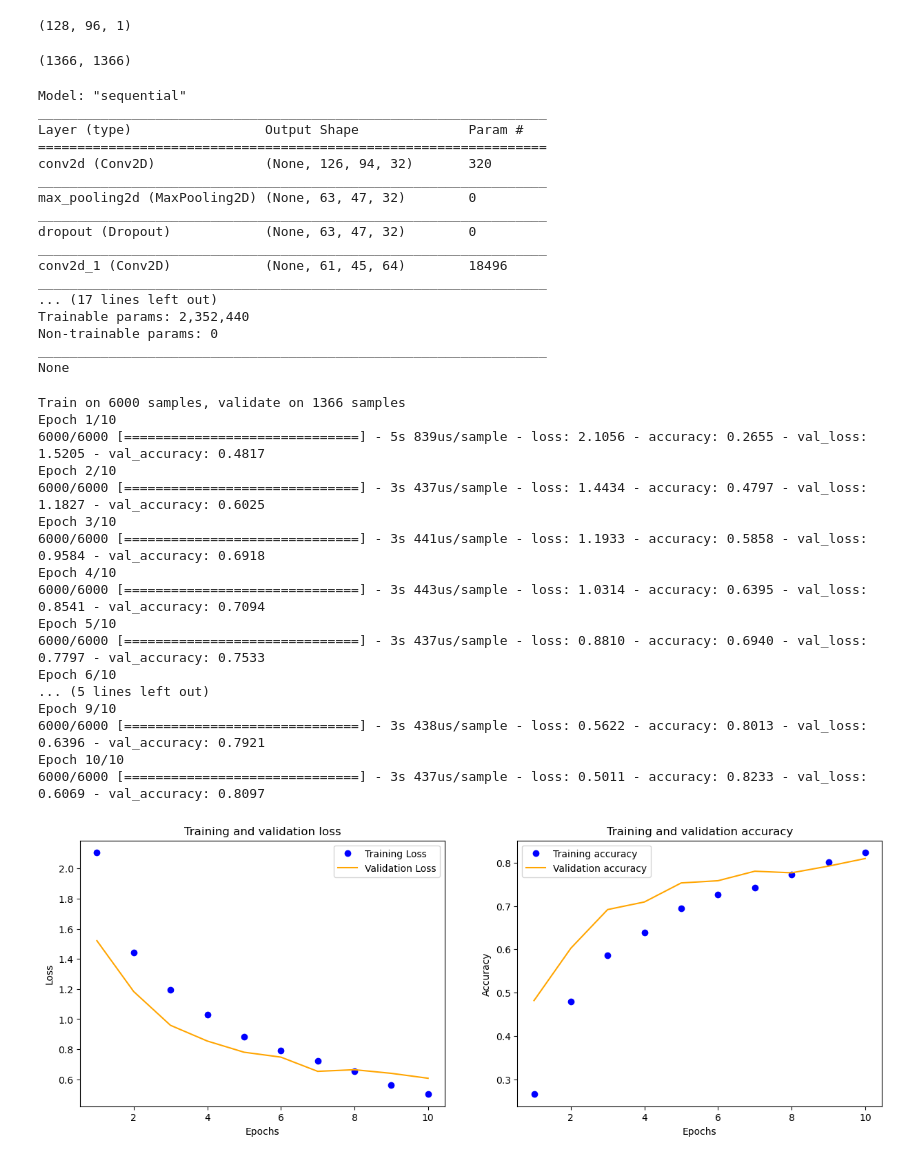
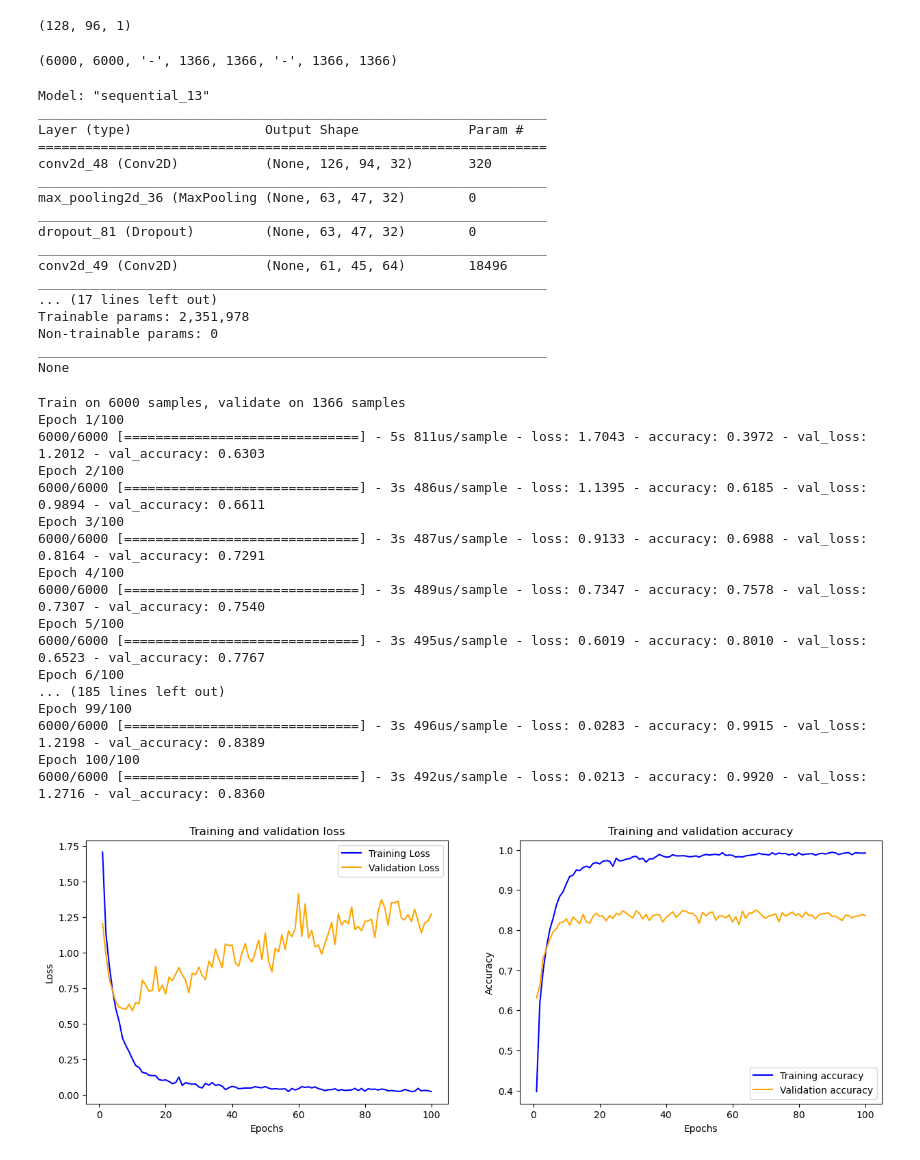
Before and after one commit to ttoygar/UrbanSoundsClassification, a Jupyter notebook: UrbanSounds - Modelling.ipynb, the cells around one changed output. Cells and saved outputs as stored; diff of their text form; code cells hidden in the pictures.

```diff
--- a/UrbanSounds - Modelling.ipynb
+++ b/UrbanSounds - Modelling.ipynb
@@ -8,6 +8,6 @@ from tensorflow.keras import models, layers
 # %%
 PICKLE_DIR = "urbansounds_pickles"
-EPOCH_NUM = 10
+EPOCH_NUM = 100
 # %%
 X_train = pickle.load(open(os.path.join(PICKLE_DIR,"X_train.pickle"), "rb"))
 y_train = pickle.load(open(os.path.join(PICKLE_DIR,"y_train.pickle"), "rb"))
@@ -26,41 +26,52 @@ X_train[0].shape
 NUM_CLASSES = 10
 INPUT_SHAPE = X_train[0].shape
 # %%
-len(X_test), len(y_test)
+len(X_train),len(y_train),"-",len(X_val),len(y_val),"-",len(X_test), len(y_test)
 # %% [output]
-(1366, 1366)
+(6000, 6000, '-', 1366, 1366, '-', 1366, 1366)
 # %%
+# Model
 model = models.Sequential()
+
+# Input Layer
 model.add(layers.Conv2D(32, (3, 3), activation='relu', input_shape=INPUT_SHAPE))
+
+# Feature Extraction
 model.add(layers.MaxPooling2D((2, 2)))
 model.add(layers.Dropout(0.2))
 model.add(layers.Conv2D(64, (3, 3), activation='relu'))
 model.add(layers.MaxPooling2D((2, 2)))
 model.add(layers.Dropout(0.2))
 model.add(layers.Conv2D(64, (3, 3), activation='relu'))
+
+# Flatten
 model.add(layers.Flatten())
+
+# Classification
 model.add(layers.Dense(64, activation='relu'))
 model.add(layers.Dropout(0.2))
 model.add(layers.Dense(32, activation='relu'))
-model.add(layers.Dense(24, activation='softmax'))
+
+# Output Layer
+model.add(layers.Dense(NUM_CLASSES, activation='softmax'))
 
 model.compile(optimizer='adam',loss=tf.keras.losses.SparseCategoricalCrossentropy(from_logits=False),metrics=['accuracy'])
 print(model.summary())
 # %% [output]
-Model: "sequential"
+Model: "sequential_13"
 _________________________________________________________________
 Layer (type)                 Output Shape              Param #
 =================================================================
-conv2d (Conv2D)              (None, 126, 94, 32)       320
+conv2d_48 (Conv2D)           (None, 126, 94, 32)       320
 _________________________________________________________________
-max_pooling2d (MaxPooling2D) (None, 63, 47, 32)        0
+max_pooling2d_36 (MaxPooling (None, 63, 47, 32)        0
 _________________________________________________________________
-dropout (Dropout)            (None, 63, 47, 32)        0
+dropout_81 (Dropout)         (None, 63, 47, 32)        0
 _________________________________________________________________
-conv2d_1 (Conv2D)            (None, 61, 45, 64)        18496
+conv2d_49 (Conv2D)           (None, 61, 45, 64)        18496
 _________________________________________________________________
 ... (17 lines left out)
-Trainable params: 2,352,440
+Trainable params: 2,351,978
 Non-trainable params: 0
 _________________________________________________________________
 None
@@ -68,43 +79,43 @@ None
 history = model.fit(X_train, y_train, epochs=EPOCH_NUM, validation_data=(X_val, y_val), verbose=1)
 # %% [output]
 Train on 6000 samples, validate on 1366 samples
-Epoch 1/10
-6000/6000 [==============================] - 5s 839us/sample - loss: 2.1056 - accuracy: 0.2655 - val_loss: 1.5205 - val_accuracy: 0.4817
-Epoch 2/10
-6000/6000 [==============================] - 3s 437us/sample - loss: 1.4434 - accuracy: 0.4797 - val_loss: 1.1827 - val_accuracy: 0.6025
-Epoch 3/10
-6000/6000 [==============================] - 3s 441us/sample - loss: 1.1933 - accuracy: 0.5858 - val_loss: 0.9584 - val_accuracy: 0.6918
-Epoch 4/10
-6000/6000 [==============================] - 3s 443us/sample - loss: 1.0314 - accuracy: 0.6395 - val_loss: 0.8541 - val_accuracy: 0.7094
-Epoch 5/10
-6000/6000 [==============================] - 3s 437us/sample - loss: 0.8810 - accuracy: 0.6940 - val_loss: 0.7797 - val_accuracy: 0.7533
-Epoch 6/10
-... (5 lines left out)
-Epoch 9/10
-6000/6000 [==============================] - 3s 438us/sample - loss: 0.5622 - accuracy: 0.8013 - val_loss: 0.6396 - val_accuracy: 0.7921
-Epoch 10/10
-6000/6000 [==============================] - 3s 437us/sample - loss: 0.5011 - accuracy: 0.8233 - val_loss: 0.6069 - val_accuracy: 0.8097
+Epoch 1/100
+6000/6000 [==============================] - 5s 811us/sample - loss: 1.7043 - accuracy: 0.3972 - val_loss: 1.2012 - val_accuracy: 0.6303
+Epoch 2/100
+6000/6000 [==============================] - 3s 486us/sample - loss: 1.1395 - accuracy: 0.6185 - val_loss: 0.9894 - val_accuracy: 0.6611
+Epoch 3/100
+6000/6000 [==============================] - 3s 487us/sample - loss: 0.9133 - accuracy: 0.6988 - val_loss: 0.8164 - val_accuracy: 0.7291
+Epoch 4/100
+6000/6000 [==============================] - 3s 489us/sample - loss: 0.7347 - accuracy: 0.7578 - val_loss: 0.7307 - val_accuracy: 0.7540
+Epoch 5/100
+6000/6000 [==============================] - 3s 495us/sample - loss: 0.6019 - accuracy: 0.8010 - val_loss: 0.6523 - val_accuracy: 0.7767
+Epoch 6/100
+... (185 lines left out)
+Epoch 99/100
+6000/6000 [==============================] - 3s 496us/sample - loss: 0.0283 - accuracy: 0.9915 - val_loss: 1.2198 - val_accuracy: 0.8389
+Epoch 100/100
+6000/6000 [==============================] - 3s 492us/sample - loss: 0.0213 - accuracy: 0.9920 - val_loss: 1.2716 - val_accuracy: 0.8360
 # %%
 history_dict=history.history
 loss_values=history_dict['loss']
 acc_values=history_dict['accuracy']
 val_loss_values = history_dict['val_loss']
 val_acc_values=history_dict['val_accuracy']
 epochs=range(1,EPOCH_NUM+1)
 fig,(ax1,ax2)=plt.subplots(1,2,figsize=(15,5))
-ax1.plot(epochs,loss_values,'bo',label='Training Loss')
+ax1.plot(epochs,loss_values,'blue',label='Training Loss')
 ax1.plot(epochs,val_loss_values,'orange', label='Validation Loss')
 ax1.set_title('Training and validation loss')
 ax1.set_xlabel('Epochs')
 ax1.set_ylabel('Loss')
 ax1.legend()
-ax2.plot(epochs,acc_values,'bo', label='Training accuracy')
+ax2.plot(epochs,acc_values,'blue', label='Training accuracy')
 ax2.plot(epochs,val_acc_values,'orange',label='Validation accuracy')
 ax2.set_title('Training and validation accuracy')
 ax2.set_xlabel('Epochs')
 ax2.set_ylabel('Accuracy')
 ax2.legend()
 plt.show()
 # %% [output]
-[figure, old version]
+[figure, new version]
 # %%
```
Also changed, not shown: parts of 2 cells of this notebook, 1 other file.
